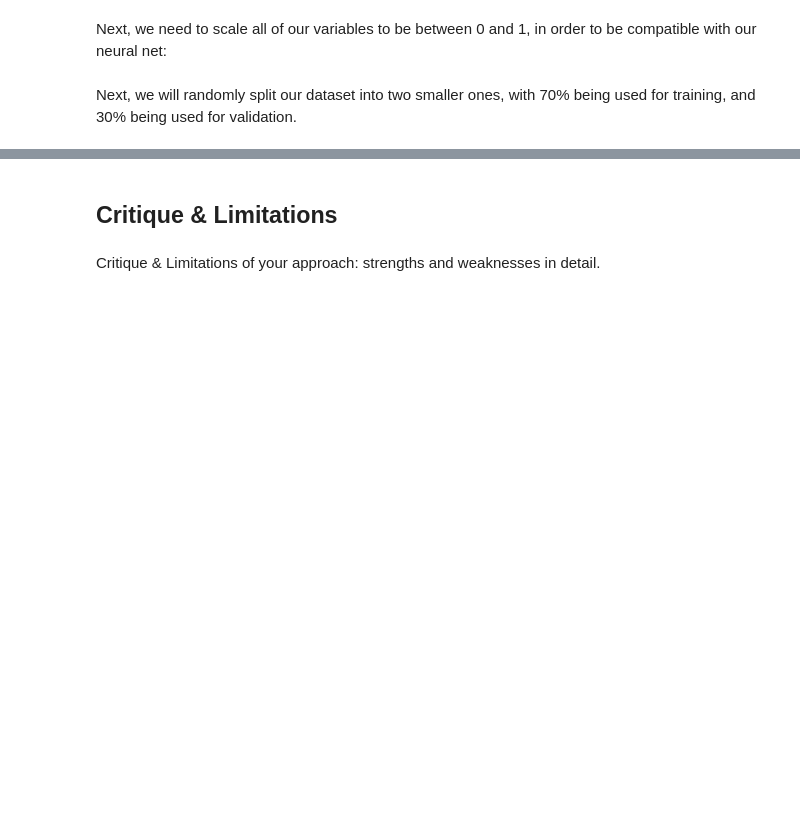
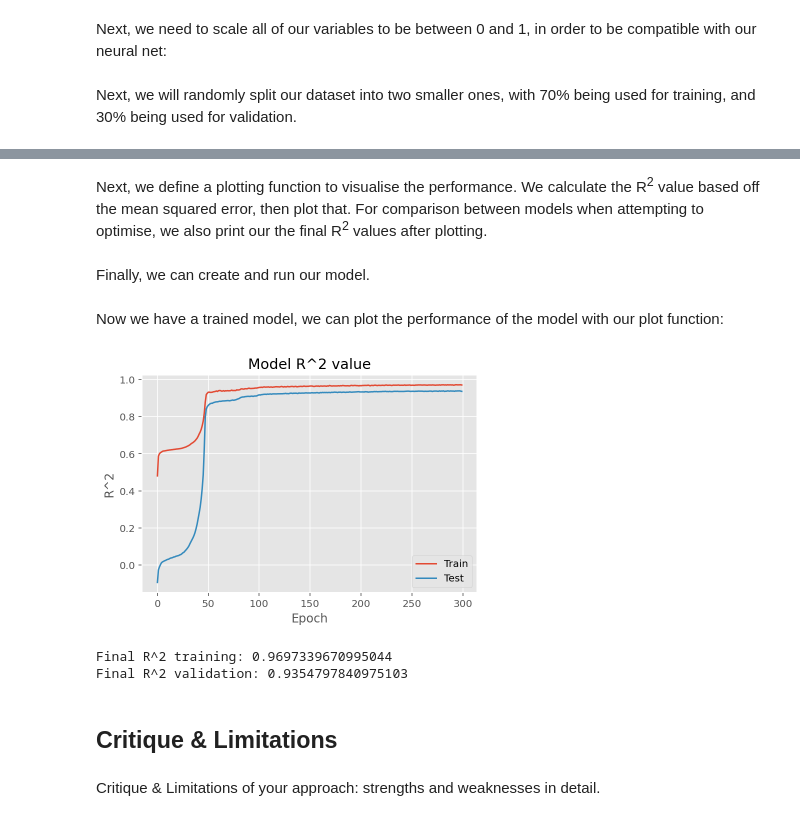
Before and after one commit to billytheme/computing-maths-group-32, a Jupyter notebook: Phase_2_Report.ipynb, the cells around one changed output, grey strips where cells are left out. Cells and saved outputs as stored; diff of their text form; code cells hidden in the pictures; blank space fills up the shorter version.

```diff
--- a/Phase_2_Report.ipynb
+++ b/Phase_2_Report.ipynb
@@ -496,3 +531,57 @@ data_train, data_val, t_train, t_val, idx_train, idx_val = \
+# %%
+# set up an empty deep learning model
+def model_factory(input_dim, layer1_units, layer2_units):
+    model = Sequential()
+    model.add(Dense(layer1_units, input_dim=input_dim, activation=layer1_activation))
+    model.add(Dropout(layer1_dropout_rate))
+    model.add(Dense(layer2_units, activation=layer1_activation))
+    model.add(Dropout(layer2_dropout_rate))
+    model.add(Dense(1, activation=output_activation))
+    model.compile(loss=loss, optimizer=optimizer, metrics=metrics)
+    return model
+# %% [markdown]
+Next, we define a plotting function to visualise the performance. We calculate the R<sup>2</sup> value based off the mean squared error, then plot that. For comparison between models when attempting to optimise, we also print our the final R<sup>2</sup> values after plotting.
+# %%
+# define plot function for the fit
+# we will plot the accuracy here
+def plot_history(history, training_data, validation_data):
+    training_data_total_variance = np.mean(np.power(training_data - np.average(training_data), 2))
+    validation_data_total_variance = np.mean(np.power(validation_data - np.average(validation_data), 2))
+
+    r_squared_training = 1 - (history.history['mean_squared_error'] / training_data_total_variance)
+    r_squared_validation = 1 - (history.history['val_mean_squared_error'] / validation_data_total_variance)
+
+    plt.plot(r_squared_training)
+    plt.plot(r_squared_validation)
+    plt.title('Model R^2 value')
+    plt.ylabel('R^2')
+    plt.xlabel('Epoch')
+    plt.legend(['Train', 'Test'], loc='lower right')
+    plt.show()
+
+    print(f'Final R^2 training: {r_squared_training[-1]}')
+    print(f'Final R^2 validation: {r_squared_validation[-1]}')
+# %% [markdown]
+Finally, we can create and run our model.
+# %%
+model_test = model_factory(data.shape[1], layer1_units, layer2_units)
+history_test = model_test.fit(data_train,
+                              t_train,
+                              epochs=epochs,
+                              batch_size=batch_size,
+                              verbose=0, # set to 1 for iteration details, 0 for no details
+                              shuffle=True,
+                              validation_data=(data_val, t_val)
+                              # validation_split = 0.2
+)
+# %% [markdown]
+Now we have a trained model, we can plot the performance of the model with our plot function:
+# %%
+plot_history(history_test, data_val, t_val)
+# %% [output]
+[figure, added]
+Final R^2 training: 0.9697339670995044
+Final R^2 validation: 0.9354797840975103
 # %% [markdown]
 ## Critique & Limitations <a id='cl'></a>
 # %% [markdown]
```
Also changed, not shown: parts of 10 cells of this notebook.
